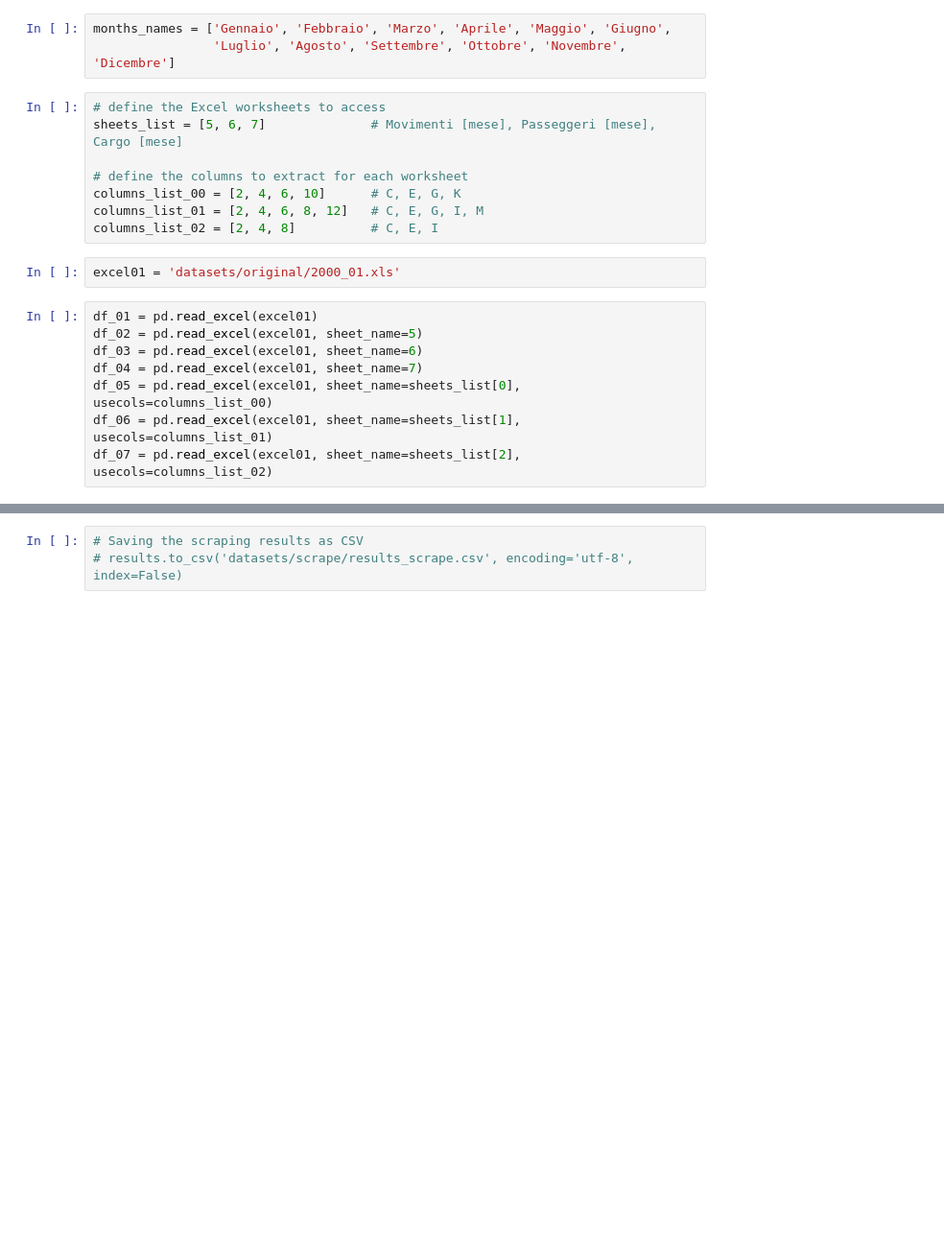
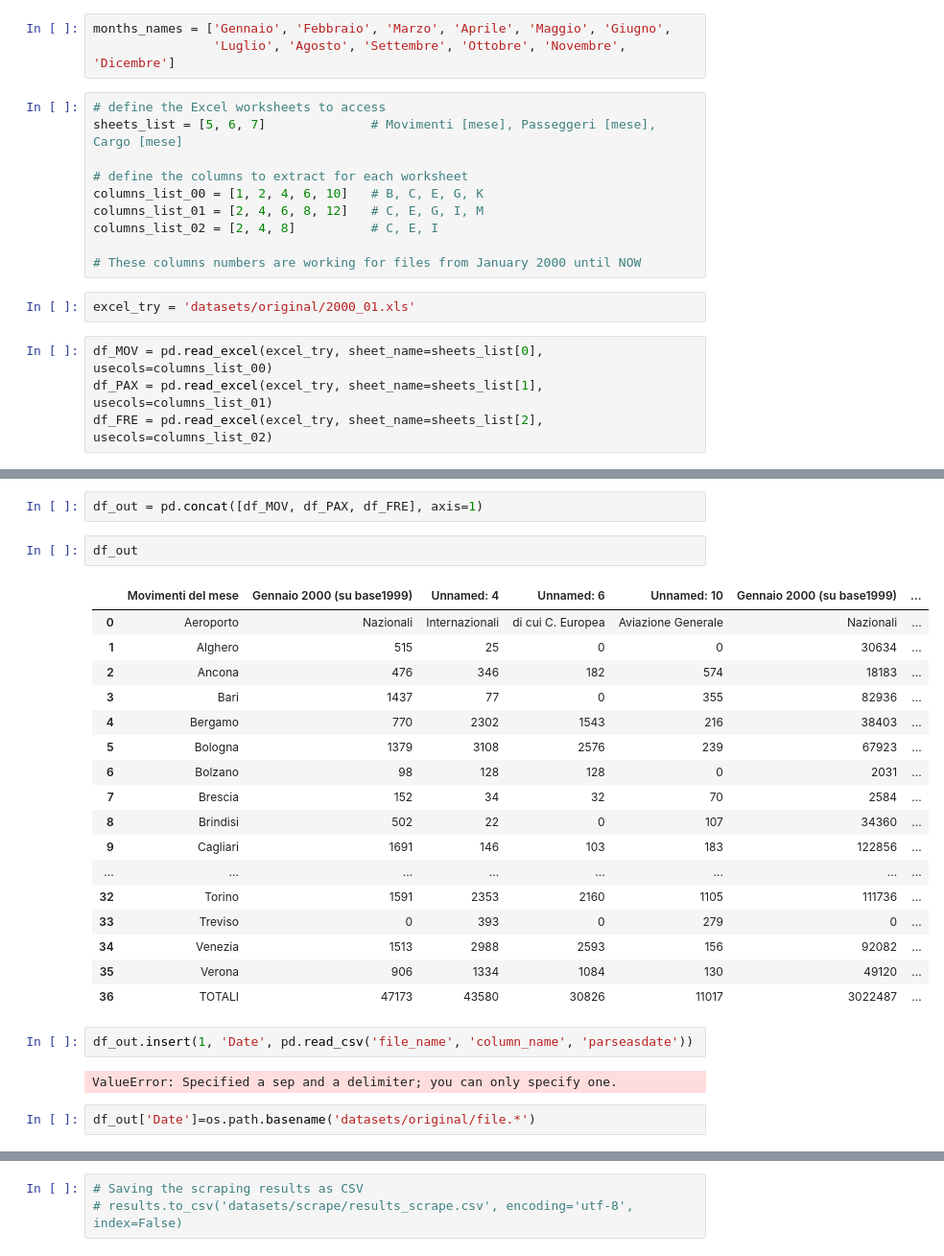
Before and after one commit to fedfioravanti/Italian_Airports, a Jupyter notebook: Italian-Airports.ipynb, the cells around one changed output, grey strips where cells are left out. Shown at 96% size. Cells and saved outputs as stored; diff of their text form; blank space fills up the shorter version.

Commit message:
Excel extracting

```diff
--- a/Italian-Airports.ipynb
+++ b/Italian-Airports.ipynb
@@ -139,16 +141,14 @@ months_names = ['Gennaio', 'Febbraio', 'Marzo', 'Aprile', 'Maggio', 'Giugno',
 sheets_list = [5, 6, 7]              # Movimenti [mese], Passeggeri [mese], Cargo [mese]
 
 # define the columns to extract for each worksheet
-columns_list_00 = [2, 4, 6, 10]      # C, E, G, K
+columns_list_00 = [1, 2, 4, 6, 10]   # B, C, E, G, K
 columns_list_01 = [2, 4, 6, 8, 12]   # C, E, G, I, M
 columns_list_02 = [2, 4, 8]          # C, E, I
+
+# These columns numbers are working for files from January 2000 until NOW
 # %%
-excel01 = 'datasets/original/2000_01.xls'
+excel_try = 'datasets/original/2000_01.xls'
 # %%
-df_01 = pd.read_excel(excel01)
-df_02 = pd.read_excel(excel01, sheet_name=5)
-df_03 = pd.read_excel(excel01, sheet_name=6)
-df_04 = pd.read_excel(excel01, sheet_name=7)
-df_05 = pd.read_excel(excel01, sheet_name=sheets_list[0], usecols=columns_list_00)
-df_06 = pd.read_excel(excel01, sheet_name=sheets_list[1], usecols=columns_list_01)
-df_07 = pd.read_excel(excel01, sheet_name=sheets_list[2], usecols=columns_list_02)
+df_MOV = pd.read_excel(excel_try, sheet_name=sheets_list[0], usecols=columns_list_00)
+df_PAX = pd.read_excel(excel_try, sheet_name=sheets_list[1], usecols=columns_list_01)
+df_FRE = pd.read_excel(excel_try, sheet_name=sheets_list[2], usecols=columns_list_02)
@@ -294,0 +215,28 @@ print(df_07)
+# %%
+df_out = pd.concat([df_MOV, df_PAX, df_FRE], axis=1)
+# %%
+df_out
+# %% [output]
+|  | Movimenti del mese | Gennaio 2000 (su base1999) | Unnamed: 4 | Unnamed: 6 | Unnamed: 10 | Gennaio 2000 (su base1999) | ... |
+| 0 | Aeroporto | Nazionali | Internazionali | di cui C. Europea | Aviazione Generale | Nazionali | ... |
+| 1 | Alghero | 515 | 25 | 0 | 0 | 30634 | ... |
+| 2 | Ancona | 476 | 346 | 182 | 574 | 18183 | ... |
+| 3 | Bari | 1437 | 77 | 0 | 355 | 82936 | ... |
+| 4 | Bergamo | 770 | 2302 | 1543 | 216 | 38403 | ... |
+| 5 | Bologna | 1379 | 3108 | 2576 | 239 | 67923 | ... |
+| 6 | Bolzano | 98 | 128 | 128 | 0 | 2031 | ... |
+| 7 | Brescia | 152 | 34 | 32 | 70 | 2584 | ... |
+| 8 | Brindisi | 502 | 22 | 0 | 107 | 34360 | ... |
+| 9 | Cagliari | 1691 | 146 | 103 | 183 | 122856 | ... |
+| ... | ... | ... | ... | ... | ... | ... | ... |
+| 32 | Torino | 1591 | 2353 | 2160 | 1105 | 111736 | ... |
+| 33 | Treviso | 0 | 393 | 0 | 279 | 0 | ... |
+| 34 | Venezia | 1513 | 2988 | 2593 | 156 | 92082 | ... |
+| 35 | Verona | 906 | 1334 | 1084 | 130 | 49120 | ... |
+| 36 | TOTALI | 47173 | 43580 | 30826 | 11017 | 3022487 | ... |
+# %%
+df_out.insert(1, 'Date', pd.read_csv('file_name', 'column_name', 'parseasdate'))
+# %% [output]
+ValueError: Specified a sep and a delimiter; you can only specify one.
+# %%
+df_out['Date']=os.path.basename('datasets/original/file.*')
```
Also changed, not shown: parts of 13 cells of this notebook, 1 other file.
